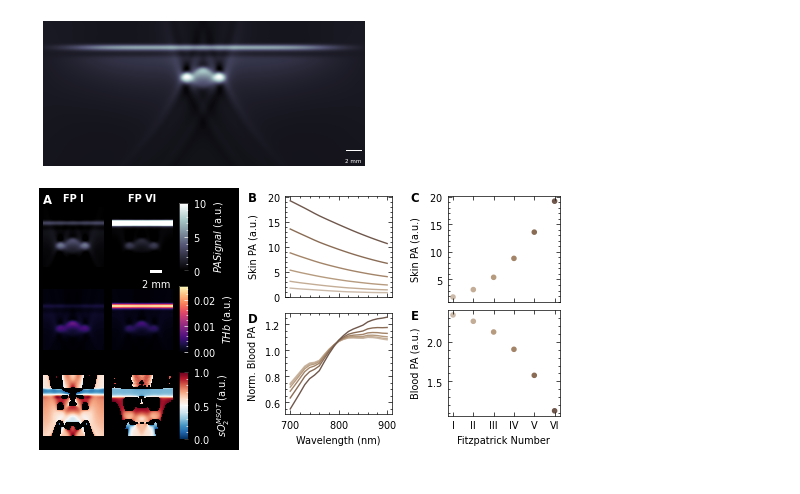
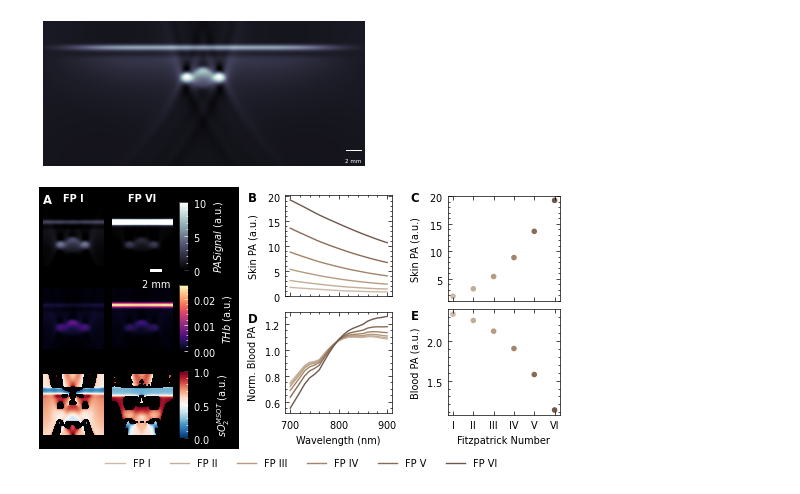
Before and after one commit to BohndiekLab/melanin-phantom-simulation-paper, a Jupyter notebook: simulations/04_visualise_acoustic_acuity.ipynb, the cells around one changed output. Cells and saved outputs as stored; diff of their text form; code cells hidden in the pictures.

```diff
--- a/simulations/04_visualise_acoustic_acuity.ipynb
+++ b/simulations/04_visualise_acoustic_acuity.ipynb
@@ -155,7 +156,7 @@ for i, x in df.iterrows():
     ax2.plot(
         x["wavelengths"],
         x["artery_spectrum"] / np.mean(x["artery_spectrum"]),
-        color=rgbs[i],
+        color=rgbs[i], label="FP " + fps[int(x["fp"]-1)]
     )
 
 ax3.scatter(df["fp"], df["skin_spectrum"].apply(lambda x: x[0]), c=rgbs)
@@ -235,33 +236,34 @@ cbar = plt.colorbar(so2_ims[0], ax=im_grid[2], aspect=8)
 cbar.set_label("$sO_2^{MSOT}$ (a.u.)", color="w")
 cbar.ax.tick_params(color="w", labelcolor="w", which="both")
 
-fps = ["I", "II", "III", "IV", "V", "VI"]
-
 for i, label_ax in enumerate(im_grid[0]):
     label_ax.annotate(
         "FP " + fps[sample_indices[i]],
         xy=(0.5, 1.05),
         xycoords="axes fraction",
         ha="center",
         va="bottom",
         fontsize="medium",
         color="w",
         fontweight="bold",
     )
+
+fig.legend(*ax2.get_legend_handles_labels(), loc="upper center",
+           bbox_to_anchor=(0.5, 0), ncols=6)
 
 label = add_axis_label(im_grid[0, 0], "A")
 label.set_color("w")
 add_axis_label(ax1, "B")
 add_axis_label(ax3, "C")
 add_axis_label(ax2, "D")
 add_axis_label(ax4, "E")
 subsubfiga.align_labels()
 subsubfigb.align_labels()
 subfiga.align_labels()
 subfigb.align_labels()
 fig.align_labels()
 
 plt.savefig(f"../figures/figure_015.pdf", dpi=300)
 plt.show()
 # %% [output]
-[figure, old version]
+[figure, new version]
```
Also changed, not shown: parts of 2 cells of this notebook, 20 other files.
